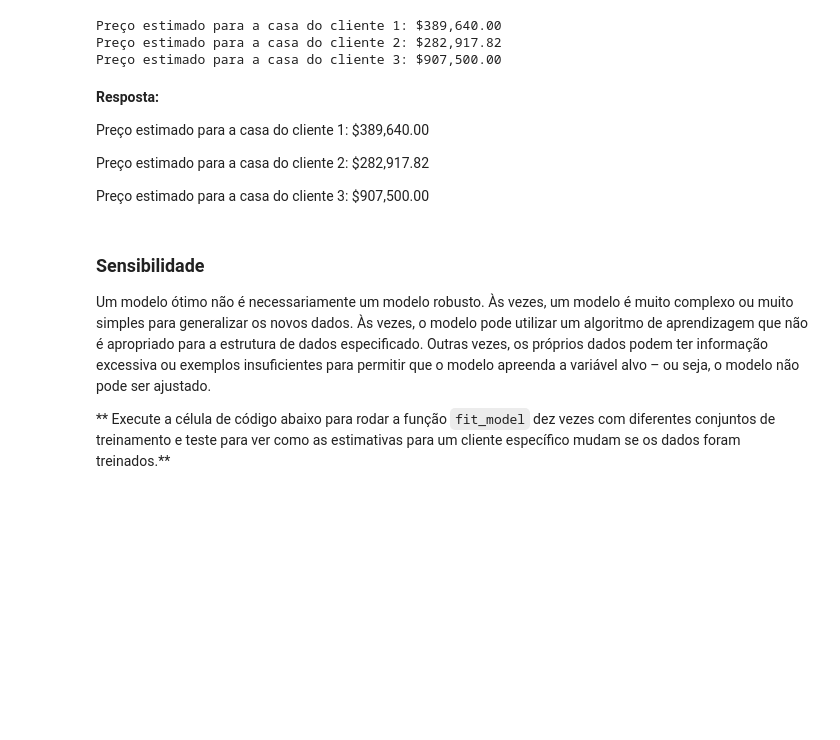
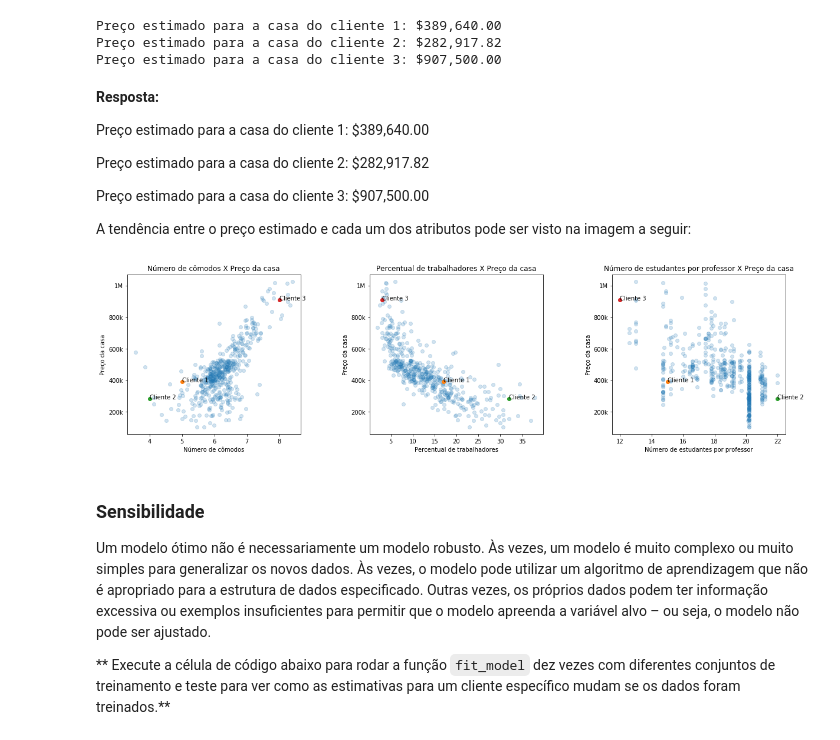
Before and after one commit to kevencarneiro/boston_housing, a Jupyter notebook: boston_housing_PT.ipynb, the cells around one changed output. Cells and saved outputs as stored; diff of their text form; code cells hidden in the pictures; blank space fills up the shorter version.

```diff
--- a/boston_housing_PT.ipynb
+++ b/boston_housing_PT.ipynb
@@ -363,7 +363,8 @@ client_data = [[5, 17, 15], # Cliente 1
                [8, 3, 12]]  # Cliente 3
 
 # Mostrar estimativas
-for i, price in enumerate(reg.predict(client_data)):
+client_predictions = reg.predict(client_data)
+for i, price in enumerate(client_predictions):
     print("Preço estimado para a casa do cliente {}: ${:,.2f}".format(i+1, price))
 # %% [output]
 Preço estimado para a casa do cliente 1: $389,640.00
@@ -377,6 +378,32 @@ Preço estimado para a casa do cliente 1: $389,640.00
 Preço estimado para a casa do cliente 2: $282,917.82
 
 Preço estimado para a casa do cliente 3: $907,500.00
+
+A tendência entre o preço estimado e cada um dos atributos pode ser visto na imagem a seguir:
+# %%
+import matplotlib.pyplot as plt
+from matplotlib.ticker import EngFormatter
+
+labels = ['Número de cômodos', 'Percentual de trabalhadores', 'Número de estudantes por professor']
+formatter = EngFormatter(sep='')
+
+plt.figure(figsize=(20, 5))
+for i, col in enumerate(features.columns):
+    subplot = plt.subplot(1, 3, i+1)
+    subplot.yaxis.set_major_formatter(formatter)
+
+    plt.scatter(features[col], prices, alpha = 1/5)
+    plt.xlabel(labels[i])
+    plt.ylabel('Preço da casa')
+    plt.title(f'{labels[i]} X Preço da casa')
+    plt.subplots_adjust(wspace=0.4)
+
+    for j in range(3):
+        predicted_value = client_predictions[j]
+        plt.plot(client_data[j][i], predicted_value, marker='o', color = f'C{j+1}')
+        plt.annotate('Cliente %s' % str(j+1), xy=(client_data[j][i], predicted_value))
+# %% [output]
+[figure, added]
 # %% [markdown]
 ### Sensibilidade
 Um modelo ótimo não é necessariamente um modelo robusto. Às vezes, um modelo é muito complexo ou muito simples para generalizar os novos dados. Às vezes, o modelo pode utilizar um algoritmo de aprendizagem que não é apropriado para a estrutura de dados especificado. Outras vezes, os próprios dados podem ter informação excessiva ou exemplos insuficientes para permitir que o modelo apreenda a variável alvo – ou seja, o modelo não pode ser ajustado.
```
Also changed, not shown: parts of 9 cells of this notebook, 1 other file.
